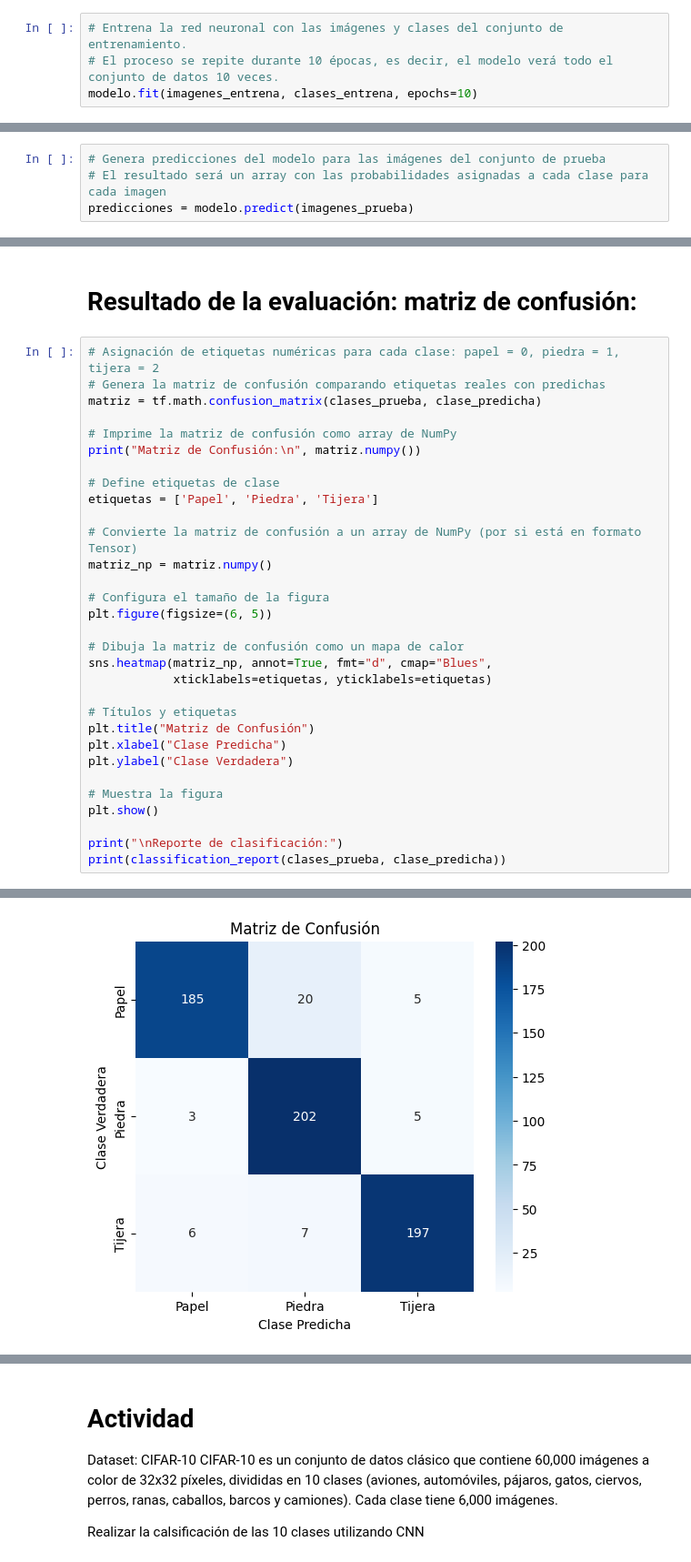
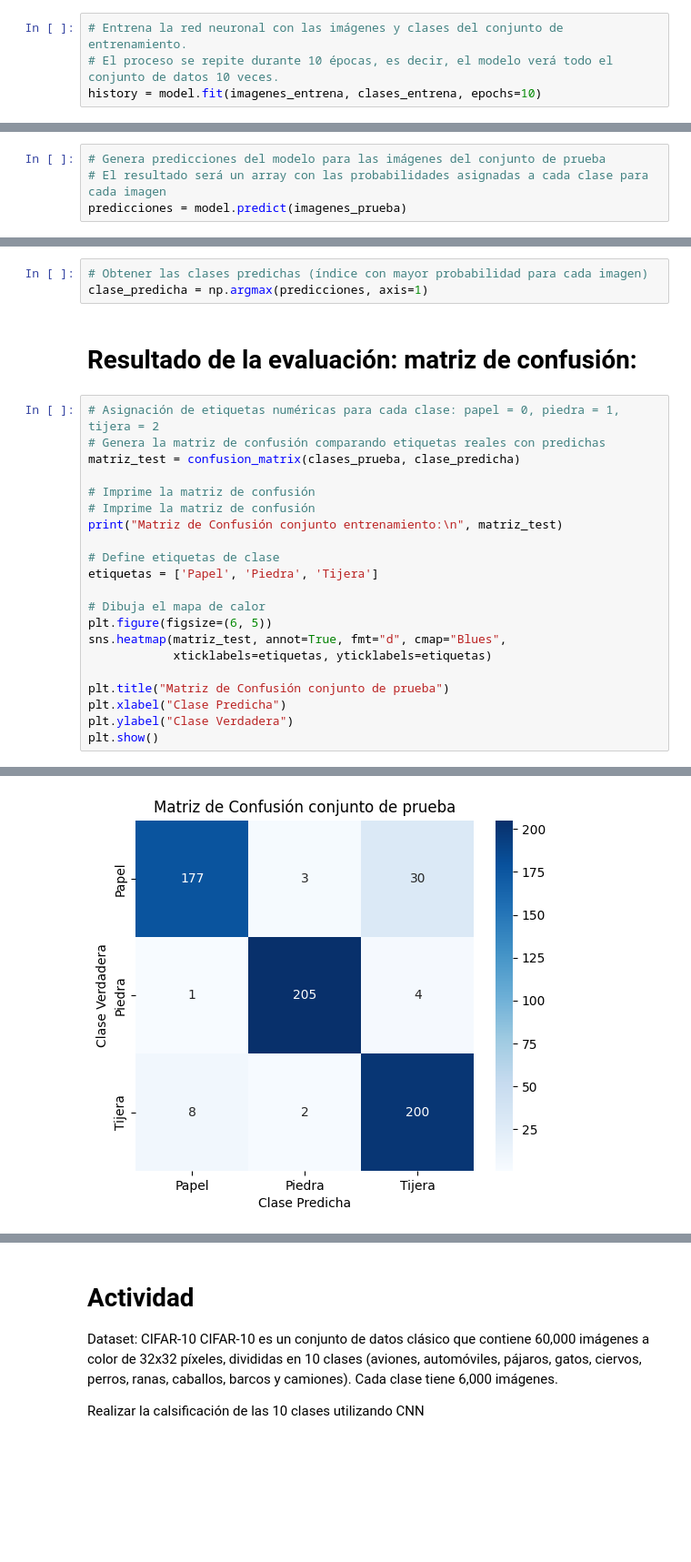
Before and after one commit to para18952/cursoPython2025, a Jupyter notebook: Modulo3_RedesNeuronales/CNN_Sol.ipynb, the cells around one changed output, grey strips where cells are left out. Shown at 91% size. Saved outputs shown, nothing was run; the diff lists cells and outputs as text; blank space fills up the shorter version.

```diff
--- a/Modulo3_RedesNeuronales/CNN_Sol.ipynb
+++ b/Modulo3_RedesNeuronales/CNN_Sol.ipynb
@@ -264,6 +279,6 @@ modelo.compile(
 # %%
 # Entrena la red neuronal con las imágenes y clases del conjunto de entrenamiento.
 # El proceso se repite durante 10 épocas, es decir, el modelo verá todo el conjunto de datos 10 veces.
-modelo.fit(imagenes_entrena, clases_entrena, epochs=10)
+history = model.fit(imagenes_entrena, clases_entrena, epochs=10)
 # %% [output]
 Epoch 1/10
@@ -407,5 +399,5 @@ weighted avg       0.96      0.96      0.96      1470
 # %%
 # Genera predicciones del modelo para las imágenes del conjunto de prueba
 # El resultado será un array con las probabilidades asignadas a cada clase para cada imagen
-predicciones = modelo.predict(imagenes_prueba)
+predicciones = model.predict(imagenes_prueba)
 # %% [output]
@@ -454,34 +407,27 @@ Probabilidades: [0.07155981 0.00827536 0.9201648 ] Clase predicha: 2 Clase corre
+# %%
+# Obtener las clases predichas (índice con mayor probabilidad para cada imagen)
+clase_predicha = np.argmax(predicciones, axis=1)
 # %% [markdown]
 # Resultado de la evaluación: matriz de confusión:
 # %%
 # Asignación de etiquetas numéricas para cada clase: papel = 0, piedra = 1, tijera = 2
 # Genera la matriz de confusión comparando etiquetas reales con predichas
-matriz = tf.math.confusion_matrix(clases_prueba, clase_predicha)
+matriz_test = confusion_matrix(clases_prueba, clase_predicha)
 
-# Imprime la matriz de confusión como array de NumPy
-print("Matriz de Confusión:\n", matriz.numpy())
+# Imprime la matriz de confusión
+# Imprime la matriz de confusión
+print("Matriz de Confusión conjunto entrenamiento:\n", matriz_test)
 
 # Define etiquetas de clase
 etiquetas = ['Papel', 'Piedra', 'Tijera']
 
-# Convierte la matriz de confusión a un array de NumPy (por si está en formato Tensor)
-matriz_np = matriz.numpy()
-
-# Configura el tamaño de la figura
+# Dibuja el mapa de calor
 plt.figure(figsize=(6, 5))
-
-# Dibuja la matriz de confusión como un mapa de calor
-sns.heatmap(matriz_np, annot=True, fmt="d", cmap="Blues",
+sns.heatmap(matriz_test, annot=True, fmt="d", cmap="Blues",
             xticklabels=etiquetas, yticklabels=etiquetas)
 
-# Títulos y etiquetas
-plt.title("Matriz de Confusión")
+plt.title("Matriz de Confusión conjunto de prueba")
 plt.xlabel("Clase Predicha")
 plt.ylabel("Clase Verdadera")
-
-# Muestra la figura
 plt.show()
-
-print("\nReporte de clasificación:")
-print(classification_report(clases_prueba, clase_predicha))
 # %% [output]
@@ -492 +438 @@ Matriz de Confusión:
-[figure, old version]
+[figure, new version]
```
Also changed, not shown: parts of 24 cells of this notebook, 3 other files.
